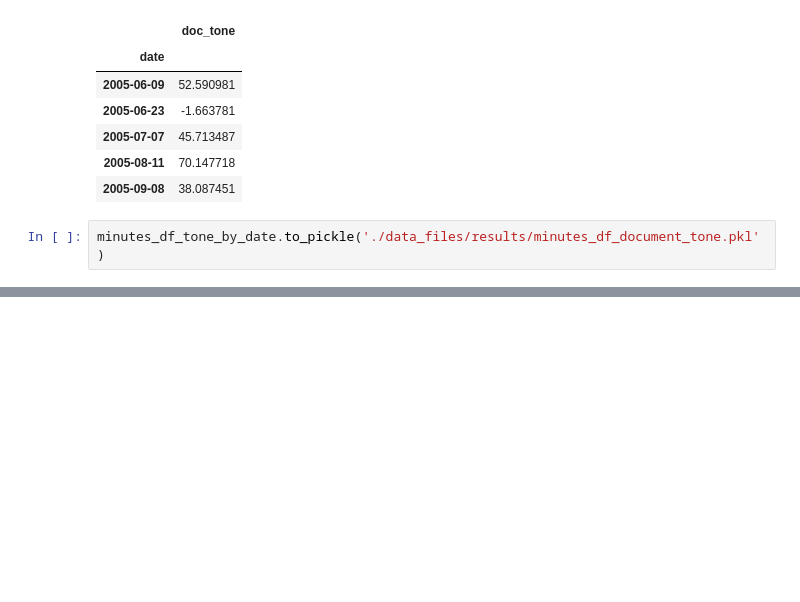
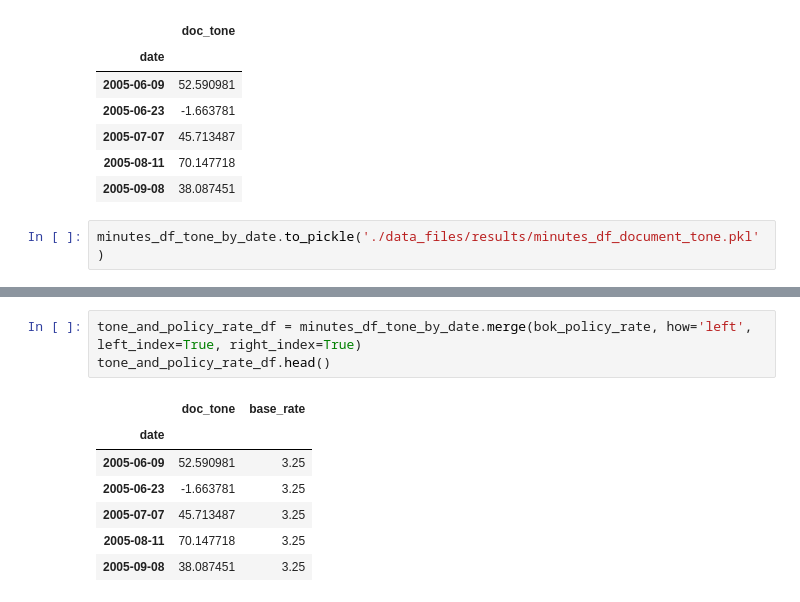
Before and after one commit to jaepil-choi/asiae-BOK-nlp, a Jupyter notebook: 05_calculating_minutes_tone.ipynb, the cells around one changed output, grey strips where cells are left out. Cells and saved outputs as stored; diff of their text form; blank space fills up the shorter version.

```diff
--- a/05_calculating_minutes_tone.ipynb
+++ b/05_calculating_minutes_tone.ipynb
@@ -163,0 +191,11 @@ minutes_df_tone_by_date.to_pickle('./data_files/results/minutes_df_document_tone
+# %%
+tone_and_policy_rate_df = minutes_df_tone_by_date.merge(bok_policy_rate, how='left', left_index=True, right_index=True)
+tone_and_policy_rate_df.head()
+# %% [output]
+|  | doc_tone | base_rate |
+| date |  |  |
+| 2005-06-09 | 52.590981 | 3.25 |
+| 2005-06-23 | -1.663781 | 3.25 |
+| 2005-07-07 | 45.713487 | 3.25 |
+| 2005-08-11 | 70.147718 | 3.25 |
+| 2005-09-08 | 38.087451 | 3.25 |
```
Also changed, not shown: parts of 7 cells of this notebook.
